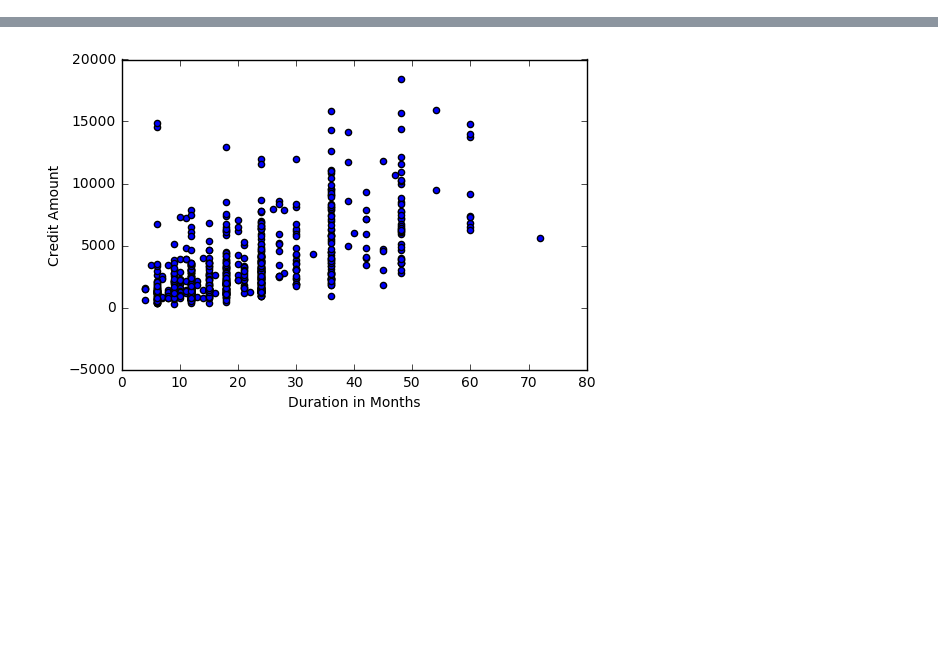
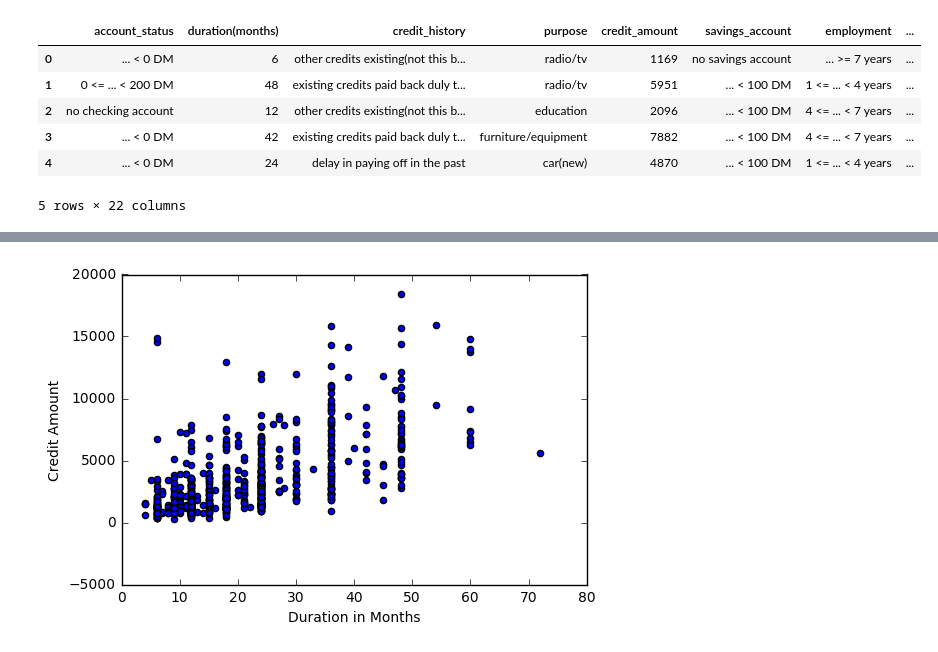
Before and after one commit to jonerra/German_Credit, a Jupyter notebook: Exercise 1 - CIS 628.ipynb, the cells around one changed output, grey strips where cells are left out. Saved outputs shown, nothing was run; the diff lists cells and outputs as text; code cells hidden in the pictures; blank space fills up the shorter version.

```diff
--- a/Exercise 1 - CIS 628.ipynb
+++ b/Exercise 1 - CIS 628.ipynb
@@ -7,7 +9,16 @@ import matplotlib.pyplot as plt
 # %%
 # Loading the data into pandas
 df = pd.read_csv('data/german_data_train.csv')
 numdf = pd.read_csv('data/german_num_data_train.csv')
+df.head()
+# %% [output]
+|  | account_status | duration(months) | credit_history | purpose | credit_amount | savings_account | employment | ... |
+| 0 | ... < 0 DM | 6 | other credits existing(not this b... | radio/tv | 1169 | no savings account | ... >= 7 years | ... |
+| 1 | 0 <= ... < 200 DM | 48 | existing credits paid back duly t... | radio/tv | 5951 | ... < 100 DM | 1 <= ... < 4 years | ... |
+| 2 | no checking account | 12 | other credits existing(not this b... | education | 2096 | ... < 100 DM | 4 <= ... < 7 years | ... |
+| 3 | ... < 0 DM | 42 | existing credits paid back duly t... | furniture/equipment | 7882 | ... < 100 DM | 4 <= ... < 7 years | ... |
+| 4 | ... < 0 DM | 24 | delay in paying off in the past | car(new) | 4870 | ... < 100 DM | 1 <= ... < 4 years | ... |
+5 rows × 22 columns
 # %%
 # Creating a correlation matrix to see which variables are the most correlated to each other
 correlations = numdf.corr()
```
Also changed, not shown: parts of 6 cells of this notebook, 2 other files.
